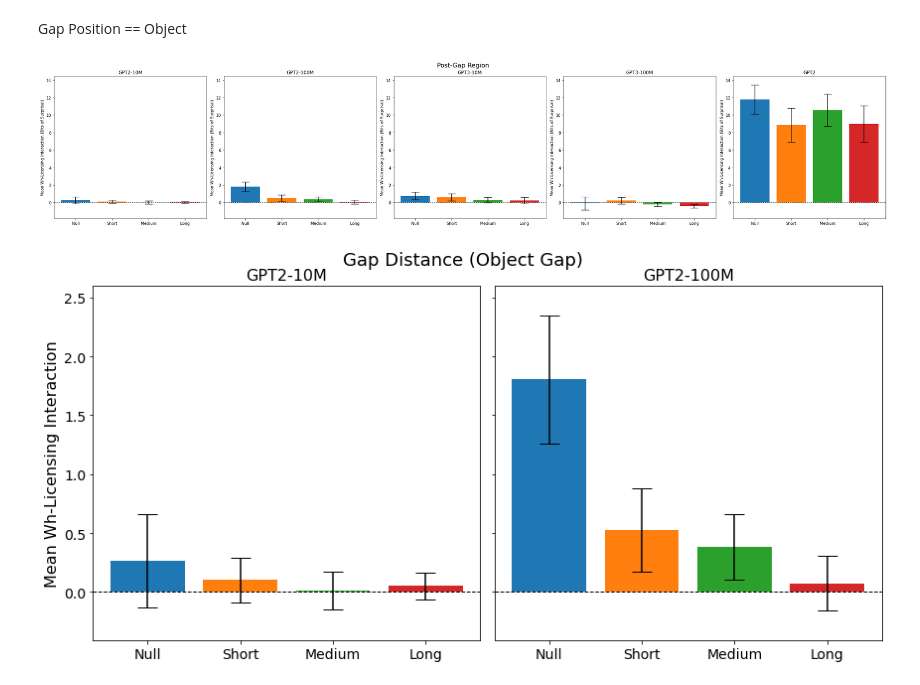
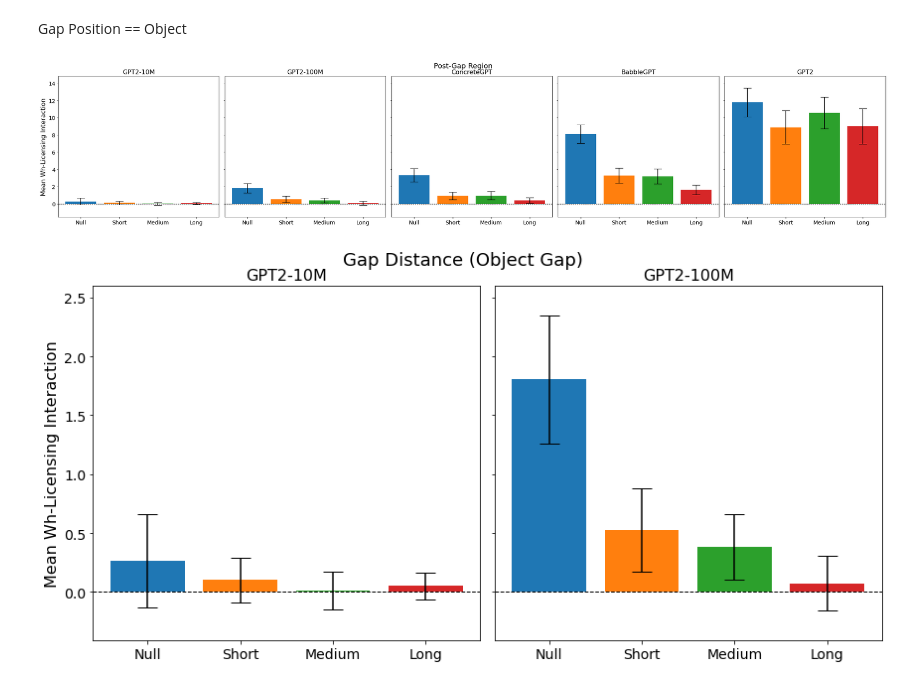
Before and after one commit to um-cap-lab/EMNLP-2025-submission, a Jupyter notebook: wh-licensing_interaction_term_visualizations.ipynb, the cells around one changed output. Saved outputs shown, nothing was run; the diff lists cells and outputs as text; code cells hidden in the pictures.

```diff
--- a/wh-licensing_interaction_term_visualizations.ipynb
+++ b/wh-licensing_interaction_term_visualizations.ipynb
@@ -43,21 +62,20 @@ def calculate_surprisal(model_lm_scorer, sentence):
     token_surprisals = model_lm_scorer.token_score(input_sentence, surprisal = True, base_two = True)[0]
     #print(token_surprisals)
 
-    '''
     # filter out special tokens (like <pad>)
-    special_tokens = set(tokenizer.all_special_tokens + ['<pad>'])
+    special_tokens = set(tokenizer.all_special_tokens)
     filtered = [
         (token, score)
         for (token, score) in token_surprisals
         if token not in special_tokens
     ]
-    '''
 
    # expand tokens that contain multiple words
     expanded = []
-    for token, score in token_surprisals:
-    #for token, score in filtered:
+    #for token, score in token_surprisals:
+    for token, score in filtered:
         token = token.strip('Ġ') # remove space marker
+        token = token.lower()
         if token.count('Ġ') > 0:
             # multiple words inside
             words = token.split('Ġ')
@@ -70,7 +88,7 @@ def calculate_surprisal(model_lm_scorer, sentence):
     #print(expanded)
 
     # use regex to split into words and punctuation
-    words = re.findall(r'\w+|[^\w\s]', sentence)
+    words = re.findall(r'\w+|[^\w\s]', sentence.lower())
     results = []
 
     token_pointer = 0
@@ -549,8 +402,8 @@ syntactic_parts = ['prefix', 'licensor', 'subj', 'modifier', 'verb', 'object', '
 sentence_df['sentence'] = sentence_df.apply(lambda x: merge_sentence(x, syntactic_parts), axis = 1)
 sentence_df['surprisals_gpt2_10m'] = sentence_df['sentence'].apply(lambda x: calculate_surprisal(lm_scorer_gpt2_10m, x))
 sentence_df['surprisals_gpt2_100m'] = sentence_df['sentence'].apply(lambda x: calculate_surprisal(lm_scorer_gpt2_100m, x))
-sentence_df['surprisals_gpt3_10m'] = sentence_df['sentence'].apply(lambda x: calculate_surprisal(lm_scorer_gpt3_10m, x))
-sentence_df['surprisals_gpt3_100m'] = sentence_df['sentence'].apply(lambda x: calculate_surprisal(lm_scorer_gpt3_100m, x))
+sentence_df['surprisals_babylm_10m'] = sentence_df['sentence'].apply(lambda x: calculate_surprisal(lm_scorer_babylm_10m, x))
+sentence_df['surprisals_babylm_100m'] = sentence_df['sentence'].apply(lambda x: calculate_surprisal(lm_scorer_babylm_100m, x))
 sentence_df['surprisals_gpt2'] = sentence_df['sentence'].apply(lambda x: calculate_surprisal(lm_scorer_gpt2, x))
 # %% [markdown]
 Gap Position == Object
@@ -562,8 +415,8 @@ object_df = sentence_df.copy()
 #object_df['region_surprisal_100m'] = object_df.apply(lambda x: sum_region_surprisal(x, 'surprisals_100m', ['prep', 'goal'], 'object'), axis = 1)
 object_df['region_surprisal_gpt2_10m'] = object_df.apply(lambda x: sum_region_surprisal(x, 'surprisals_gpt2_10m', ['prep', 'goal'], 'object'), axis = 1)
 object_df['region_surprisal_gpt2_100m'] = object_df.apply(lambda x: sum_region_surprisal(x, 'surprisals_gpt2_100m', ['prep', 'goal'], 'object'), axis = 1)
-object_df['region_surprisal_gpt3_10m'] = object_df.apply(lambda x: sum_region_surprisal(x, 'surprisals_gpt3_10m', ['prep', 'goal'], 'object'), axis = 1)
-object_df['region_surprisal_gpt3_100m'] = object_df.apply(lambda x: sum_region_surprisal(x, 'surprisals_gpt3_100m', ['prep', 'goal'], 'object'), axis = 1)
+object_df['region_surprisal_babylm_10m'] = object_df.apply(lambda x: sum_region_surprisal(x, 'surprisals_babylm_10m', ['prep', 'goal'], 'object'), axis = 1)
+object_df['region_surprisal_babylm_100m'] = object_df.apply(lambda x: sum_region_surprisal(x, 'surprisals_babylm_100m', ['prep', 'goal'], 'object'), axis = 1)
 object_df['region_surprisal_gpt2'] = object_df.apply(lambda x: sum_region_surprisal(x, 'surprisals_gpt2', ['prep', 'goal'], 'object'), axis = 1)
 
 # filter for object gap
@@ -581,14 +434,14 @@ null_gpt2_100m = compute_wh_licensing_interaction(null_df, 'region_surprisal_gpt
 short_gpt2_100m = compute_wh_licensing_interaction(short_df, 'region_surprisal_gpt2_100m')
 medium_gpt2_100m = compute_wh_licensing_interaction(medium_df, 'region_surprisal_gpt2_100m')
 long_gpt2_100m = compute_wh_licensing_interaction(long_df, 'region_surprisal_gpt2_100m')
-null_gpt3_10m = compute_wh_licensing_interaction(null_df, 'region_surprisal_gpt3_10m')
-short_gpt3_10m = compute_wh_licensing_interaction(short_df, 'region_surprisal_gpt3_10m')
-medium_gpt3_10m = compute_wh_licensing_interaction(medium_df, 'region_surprisal_gpt3_10m')
-long_gpt3_10m = compute_wh_licensing_interaction(long_df, 'region_surprisal_gpt3_10m')
-null_gpt3_100m = compute_wh_licensing_interaction(null_df, 'region_surprisal_gpt3_100m')
-short_gpt3_100m = compute_wh_licensing_interaction(short_df, 'region_surprisal_gpt3_100m')
-medium_gpt3_100m = compute_wh_licensing_interaction(medium_df, 'region_surprisal_gpt3_100m')
-long_gpt3_100m = compute_wh_licensing_interaction(long_df, 'region_surprisal_gpt3_100m')
+null_babylm_10m = compute_wh_licensing_interaction(null_df, 'region_surprisal_babylm_10m')
+short_babylm_10m = compute_wh_licensing_interaction(short_df, 'region_surprisal_babylm_10m')
+medium_babylm_10m = compute_wh_licensing_interaction(medium_df, 'region_surprisal_babylm_10m')
+long_babylm_10m = compute_wh_licensing_interaction(long_df, 'region_surprisal_babylm_10m')
+null_babylm_100m = compute_wh_licensing_interaction(null_df, 'region_surprisal_babylm_100m')
+short_babylm_100m = compute_wh_licensing_interaction(short_df, 'region_surprisal_babylm_100m')
+medium_babylm_100m = compute_wh_licensing_interaction(medium_df, 'region_surprisal_babylm_100m')
+long_babylm_100m = compute_wh_licensing_interaction(long_df, 'region_surprisal_babylm_100m')
 null_gpt2 = compute_wh_licensing_interaction(null_df, 'region_surprisal_gpt2')
 short_gpt2 = compute_wh_licensing_interaction(short_df, 'region_surprisal_gpt2')
 medium_gpt2 = compute_wh_licensing_interaction(medium_df, 'region_surprisal_gpt2')
@@ -596,16 +449,16 @@ long_gpt2 = compute_wh_licensing_interaction(long_df, 'region_surprisal_gpt2')
 # %%
 df_list_gpt2_10m = [null_gpt2_10m, short_gpt2_10m, medium_gpt2_10m, long_gpt2_10m]
 df_list_gpt2_100m = [null_gpt2_100m, short_gpt2_100m, medium_gpt2_100m, long_gpt2_100m]
-df_list_gpt3_10m = [null_gpt3_10m, short_gpt3_10m, medium_gpt3_10m, long_gpt3_10m]
-df_list_gpt3_100m = [null_gpt3_100m, short_gpt3_100m, medium_gpt3_100m, long_gpt3_100m]
+df_list_babylm_10m = [null_babylm_10m, short_babylm_10m, medium_babylm_10m, long_babylm_10m]
+df_list_babylm_100m = [null_babylm_100m, short_babylm_100m, medium_babylm_100m, long_babylm_100m]
 df_list_gpt2 = [null_gpt2, short_gpt2, medium_gpt2, long_gpt2]
-df_lists = [df_list_gpt2_10m, df_list_gpt2_100m, df_list_gpt3_10m, df_list_gpt3_100m, df_list_gpt2]
-subtitles = ['GPT2-10M', 'GPT2-100M', 'GPT3-10M', 'GPT3-100M', 'GPT2']
+df_lists = [df_list_gpt2_10m, df_list_gpt2_100m, df_list_babylm_10m, df_list_babylm_100m, df_list_gpt2]
+subtitles = ['GPT2-10M', 'GPT2-100M', 'ConcreteGPT', 'BabbleGPT', 'GPT2']
 labels = ['Null', 'Short', 'Medium', 'Long']
 title = 'Post-Gap Region'
 plot_wh_licensing_interaction(df_lists, subtitles, labels, title)
 # %% [output]
-[figure, old version]
+[figure, new version]
 # %%
 # if we want to look at only two models at a time
 df_list_gpt2_10m = [null_gpt2_10m, short_gpt2_10m, medium_gpt2_10m, long_gpt2_10m]
```
Also changed, not shown: parts of 60 cells of this notebook.
